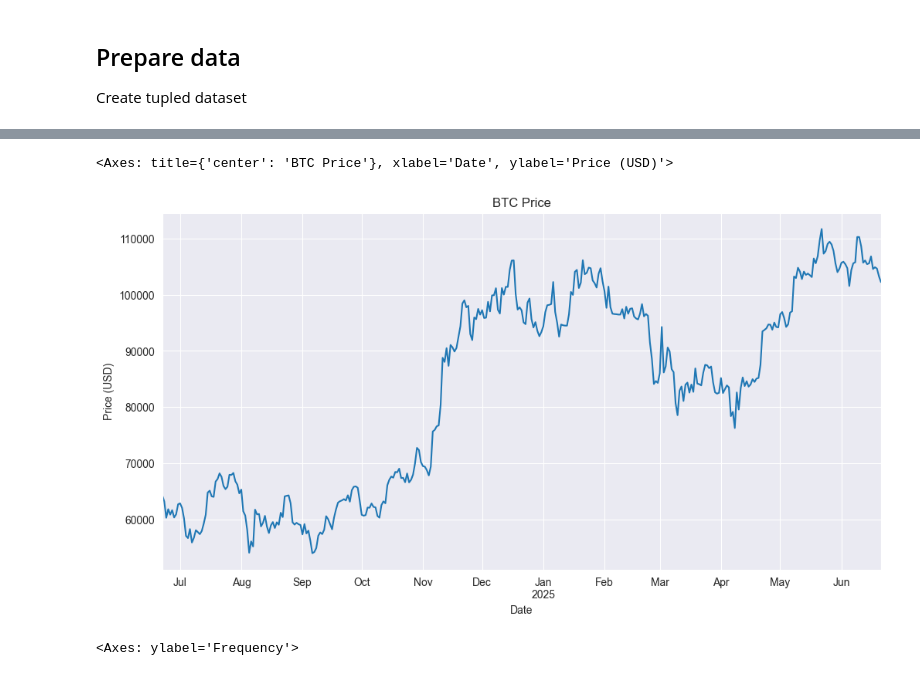
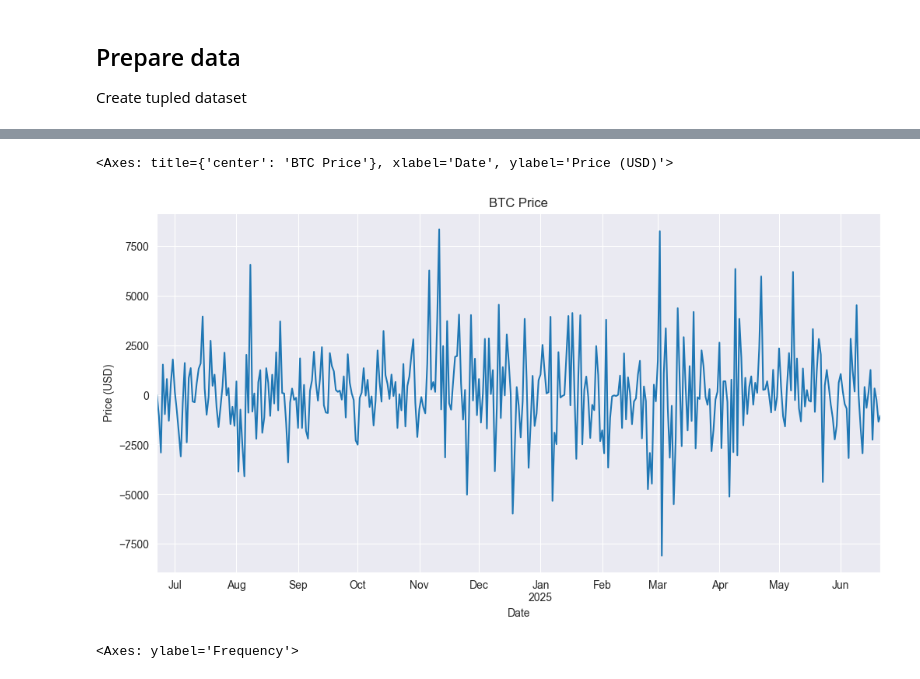
Before and after one commit to kingsuching/cryptoTrading, a Jupyter notebook: training notebooks/transformer.ipynb, the cells around one changed output, grey strips where cells are left out. Cells and saved outputs as stored; diff of their text form; code cells hidden in the pictures.

```diff
--- a/training notebooks/transformer.ipynb
+++ b/training notebooks/transformer.ipynb
@@ -21,7 +21,10 @@ Objective: predict change in BTC price given features
 # %% [markdown]
 ## Prepare data
 Create tupled dataset
+# %%
+RESPONSE = 'gradient'
 # %%
 data = pd.read_csv(f'../{fullDataPath('BTC')}')
-data
+daily_data = dataSetup(data)
+daily_data
 # %% [output]
@@ -54,36 +31,0 @@ Index(['time', 'low', 'high', 'open', 'close', 'volume', 'change',
-# %%
-# Convert time to datetime if it's not already
-data['time'] = pd.to_datetime(data['time'], errors='coerce')
-data = data.dropna(subset=['time'])
-
-# Extract date component
-data['date'] = data['time'].dt.date
-
-# Group by date and aggregate values (one row per day)
-# Hard coded change later
-daily_data = (
-    data
-    .groupby('date')
-    .agg(
-        close=('close', 'last'),  # Take the last close price of the day
-        avg_sentiment=('score', 'mean'),  # Average sentiment for the day
-        tweet_count=('score', 'count'),   # Number of observations per day
-        volume=('volume', 'last'),          # Total volume for the day
-        BB_Lower=('BB_Lower', 'last'),  # Last value of BB lower band
-        BB_Middle=('BB_Middle', 'last'),  # Last value of BB middle band
-        BB_Upper=('BB_Upper', 'last'),  # Last value of BB upper band
-        SMA_50=('SMA_50', 'last'),  # Last value of SMA 50
-        Volume_MA_20=('Volume_MA_20', 'last')  # Last value of Volume MA 20
-    )
-    .reset_index()
-)
-
-# Convert date back to datetime format if needed
-daily_data['time'] = pd.to_datetime(daily_data['date'])
-daily_data = daily_data.drop('date', axis=1)
-
-# Sort by time
-daily_data = daily_data.sort_values('time', ascending=True)
-daily_data.set_index('time', inplace=True)
-daily_data['gradient'] = daily_data['close'].diff().fillna(0.0)
-daily_data
@@ -105,8 +48,8 @@ daily_data
 # %%
-daily_data['close'].plot.line(title=f'{COIN} Price', figsize=(12, 6), ylabel='Price (USD)', xlabel='Date')
+daily_data[RESPONSE].plot.line(title=f'{COIN} Price', figsize=(12, 6), ylabel='Price (USD)', xlabel='Date')
 # %% [output]
 <Axes: title={'center': 'BTC Price'}, xlabel='Date', ylabel='Price (USD)'>
-[figure, old version]
+[figure, new version]
 # %%
 daily_data['gradient'].plot.hist()
 # %% [output]
```
Also changed, not shown: parts of 14 cells of this notebook, 12 other files.
